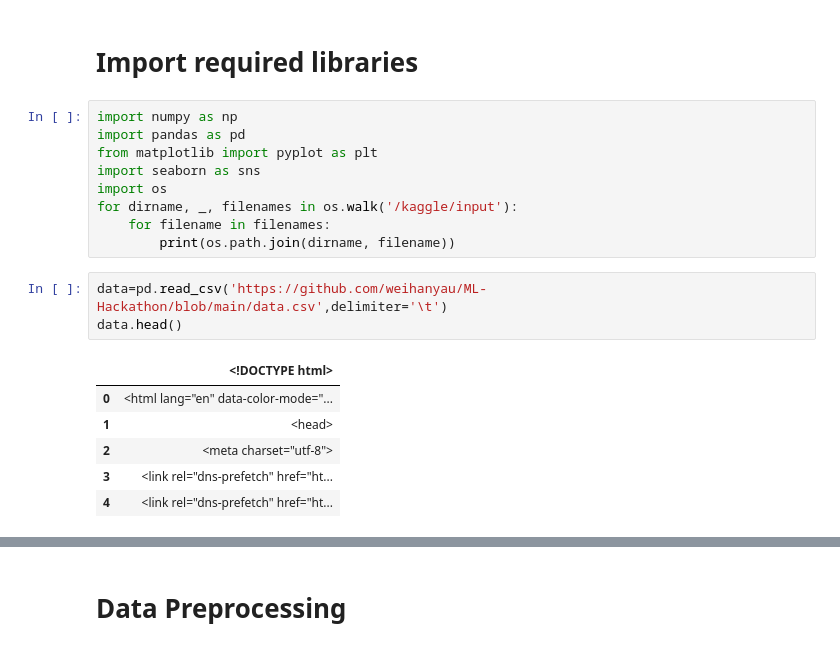
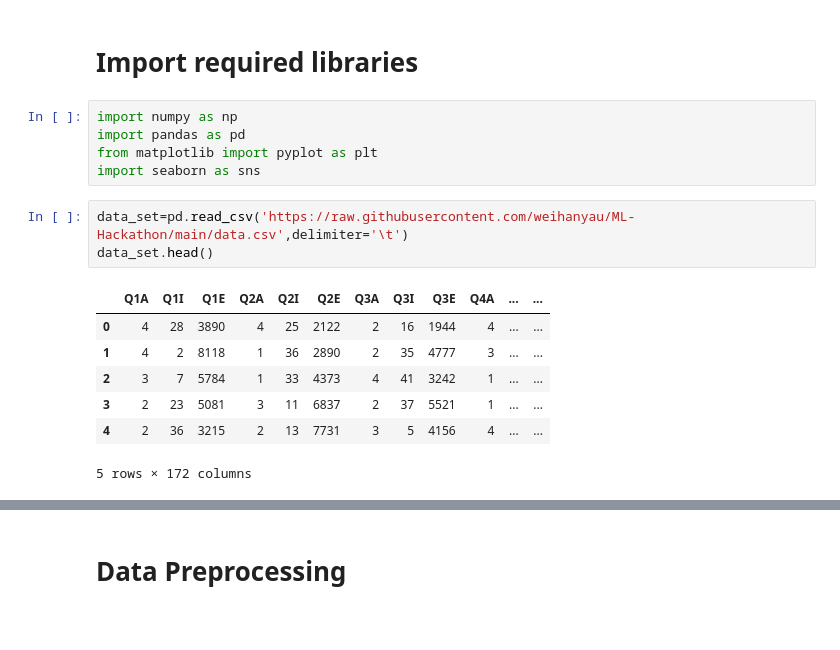
Before and after one commit to weihan444/ML-Hackathon, a Jupyter notebook: ML_Hackathon.ipynb, the cells around one changed output, grey strips where cells are left out. Saved outputs shown, nothing was run; the diff lists cells and outputs as text; blank space fills up the shorter version.

```diff
--- a/ML_Hackathon.ipynb
+++ b/ML_Hackathon.ipynb
@@ -7,18 +7,15 @@ import numpy as np
 import pandas as pd
 from matplotlib import pyplot as plt
 import seaborn as sns
-import os
-for dirname, _, filenames in os.walk('/kaggle/input'):
-    for filename in filenames:
-        print(os.path.join(dirname, filename))
 # %%
-data=pd.read_csv('https://github.com/weihanyau/ML-Hackathon/blob/main/data.csv',delimiter='\t')
-data.head()
+data_set=pd.read_csv('https://raw.githubusercontent.com/weihanyau/ML-Hackathon/main/data.csv',delimiter='\t')
+data_set.head()
 # %% [output]
-|  | <!DOCTYPE html> |
-| 0 | <html lang="en" data-color-mode="... |
-| 1 | <head> |
-| 2 | <meta charset="utf-8"> |
-| 3 | <link rel="dns-prefetch" href="ht... |
-| 4 | <link rel="dns-prefetch" href="ht... |
+|  | Q1A | Q1I | Q1E | Q2A | Q2I | Q2E | Q3A | Q3I | Q3E | Q4A | ... | ... |
+| 0 | 4 | 28 | 3890 | 4 | 25 | 2122 | 2 | 16 | 1944 | 4 | ... | ... |
+| 1 | 4 | 2 | 8118 | 1 | 36 | 2890 | 2 | 35 | 4777 | 3 | ... | ... |
+| 2 | 3 | 7 | 5784 | 1 | 33 | 4373 | 4 | 41 | 3242 | 1 | ... | ... |
+| 3 | 2 | 23 | 5081 | 3 | 11 | 6837 | 2 | 37 | 5521 | 1 | ... | ... |
+| 4 | 2 | 36 | 3215 | 2 | 13 | 7731 | 3 | 5 | 4156 | 4 | ... | ... |
+5 rows × 172 columns
 # %%
```
Also changed, not shown: parts of 7 cells of this notebook.
